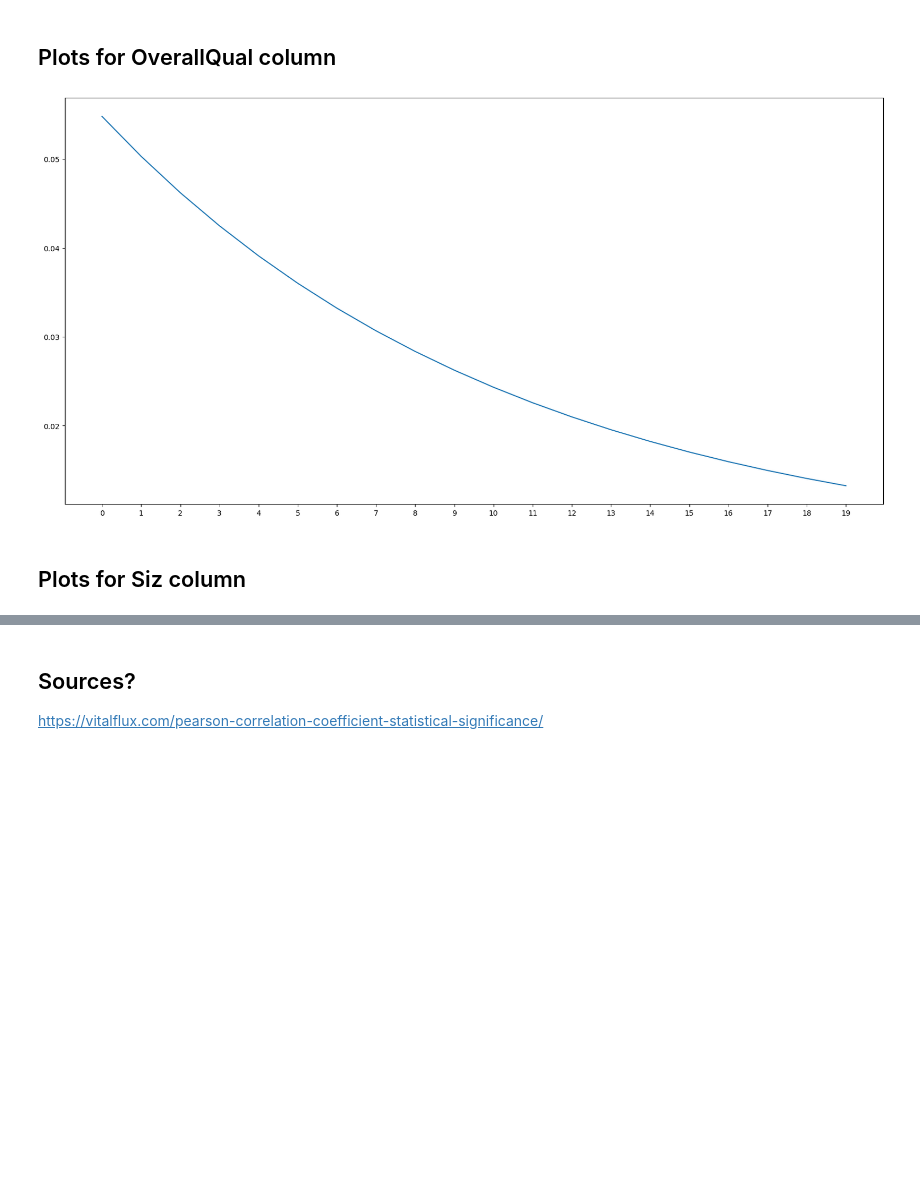
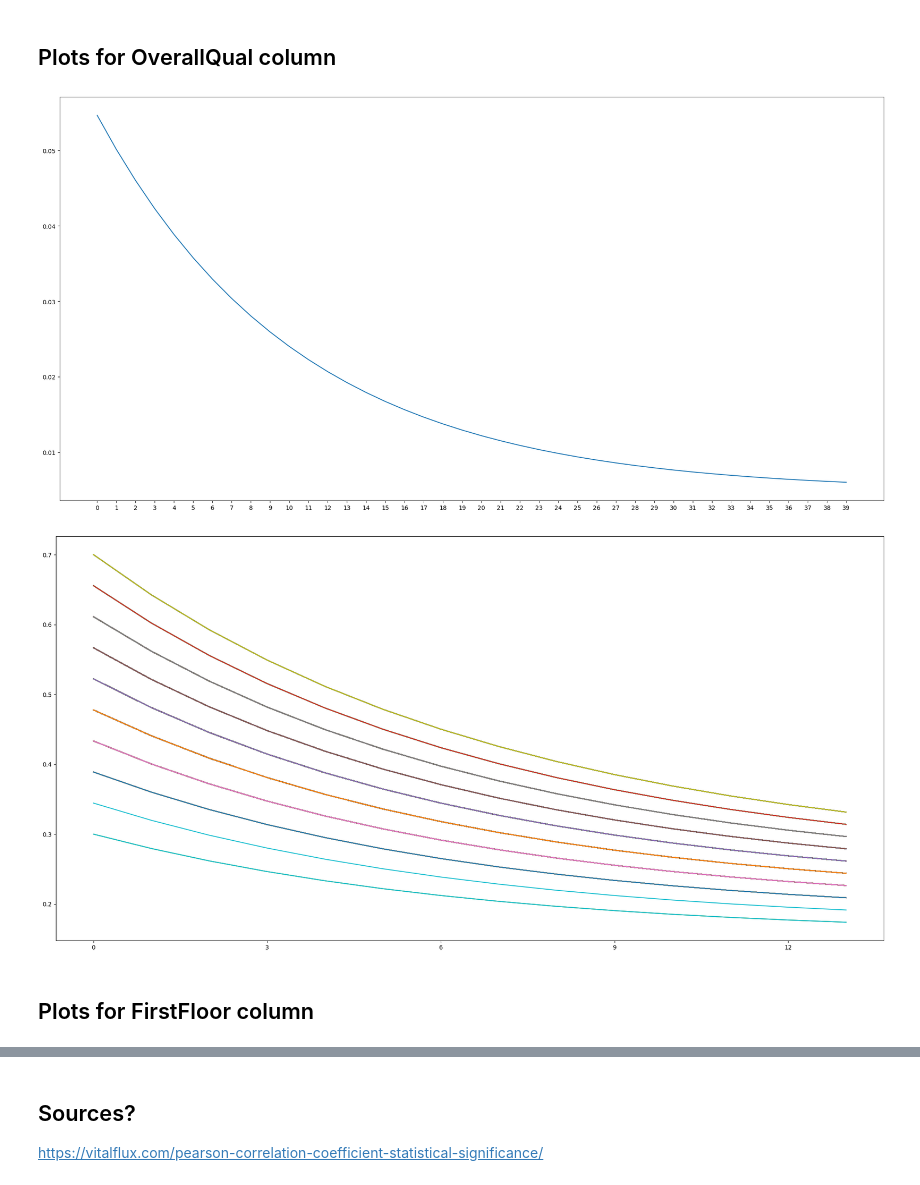
Before and after one commit to ochamodev/DS_Proyecto1_19001395_V, a Jupyter notebook: project1_code.ipynb, the cells around one changed output, grey strips where cells are left out. Drawn from its saved outputs; the diff is of its cells as text; code cells hidden in the pictures; blank space fills up the shorter version.

Commit message:
feat: Create LinearRegression class and move code there

```diff
--- a/project1_code.ipynb
+++ b/project1_code.ipynb
@@ -448,6 +440,8 @@ vectorTrainOverallQual = dataset_train[OVERALL_QUAL_COL].to_numpy()
 vectorFirstFloor = dataset_train[FIRST_FLOOR_SF_COL].to_numpy()
 vectorTrainSalesColumn = salesColumn_train.to_numpy()
 
-modelsOverallQual, errorsOverallQual = train_model(x=vectorTrainOverallQual,y=vectorTrainSalesColumn, epochs=20, imprimir_error_cada=10, learning_rate=0.04)
-modelsFirstFloor, errorsFirstFloor = train_model(x=vectorFirstFloor, y=vectorTrainSalesColumn, epochs=30, imprimir_error_cada=10, learning_rate=0.04)
+regressionFromScratch = LinearRegressionScratch()
+
+modelsOverallQual, errorsOverallQual = regressionFromScratch.fit(x=vectorTrainOverallQual,y=vectorTrainSalesColumn, epochs=40, imprimir_error_cada=10, learning_rate=0.04)
+modelsFirstFloor, errorsFirstFloor = regressionFromScratch.fit(x=vectorFirstFloor, y=vectorTrainSalesColumn, epochs=80, imprimir_error_cada=10, learning_rate=0.04)
 # %% [output]
@@ -485,8 +490,10 @@ def plot_trained_model(models: list[LinearRegresionModel], n: int):
 # %% [markdown]
 ## Plots for OverallQual column
 # %%
-plot_trained_model_errors(errorsOverallQual)
+regressionFromScratch.plot_trained_model_errors(errorsOverallQual)
+regressionFromScratch.plot_trained_model(modelsOverallQual, 3)
 # %% [output]
-[figure, old version]
+[figure, new version]
+[figure, added]
 # %% [markdown]
-## Plots for Siz column
+## Plots for FirstFloor column
```
Also changed, not shown: parts of 10 cells of this notebook, 2 other files.
